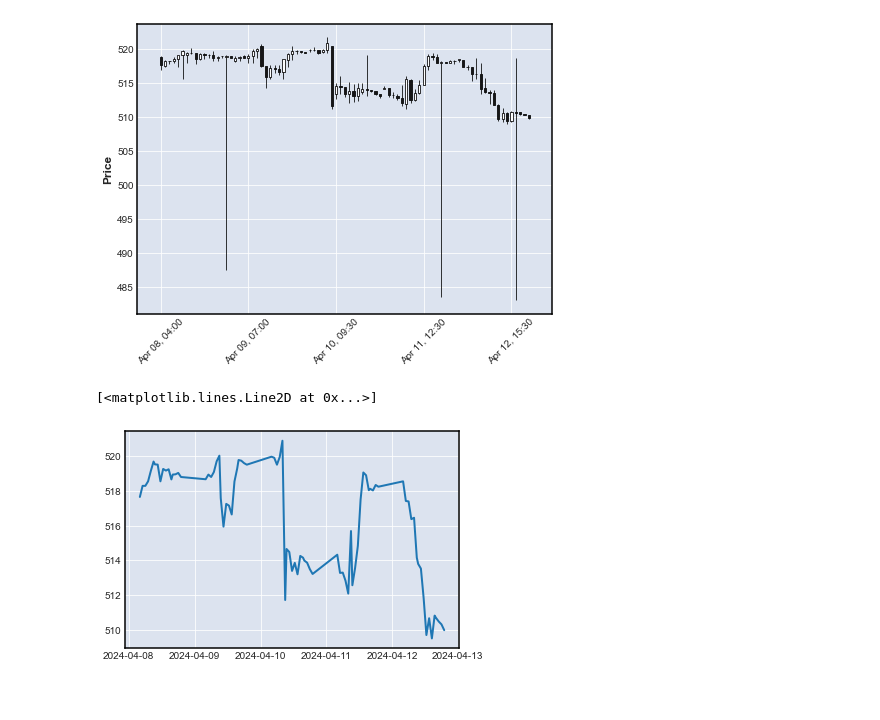
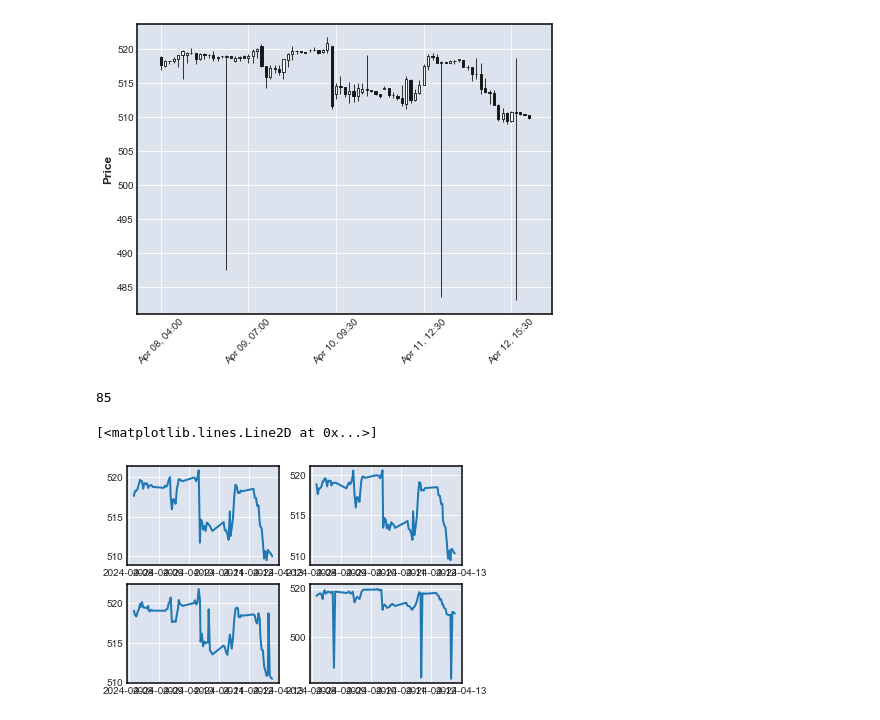
Before and after one commit to shreeharsha-bs/Trading, a Jupyter notebook: 02_yfinance_demo.ipynb, the cells around one changed output. Drawn from its saved outputs; the diff is of its cells as text; code cells hidden in the pictures.

```diff
--- a/02_yfinance_demo.ipynb
+++ b/02_yfinance_demo.ipynb
@@ -85,9 +85,17 @@ import mplfinance as mpf
 mpf.plot(data['SPY'], type='candle')
 # %% [output]
 [figure]
-# %%
-import matplotlib.pyplot as plt
-plt.plot(data['SPY']['Close'])
-# %% [output]
-[<matplotlib.lines.Line2D at 0x...>]
-[figure, removed]
+# %%
+len(data['SPY']['Close'])
+# %% [output]
+85
+# %%
+import matplotlib.pyplot as plt
+fig, ax = plt.subplots(2,2)
+ax[0,0].plot(data['SPY']['Close'])
+ax[0,1].plot(data['SPY']['Open'])
+ax[1,0].plot(data['SPY']['High'])
+ax[1,1].plot(data['SPY']['Low'])
+# %% [output]
+[<matplotlib.lines.Line2D at 0x...>]
+[figure, added]
```
Also changed, not shown: parts of 1 cell of this notebook.
